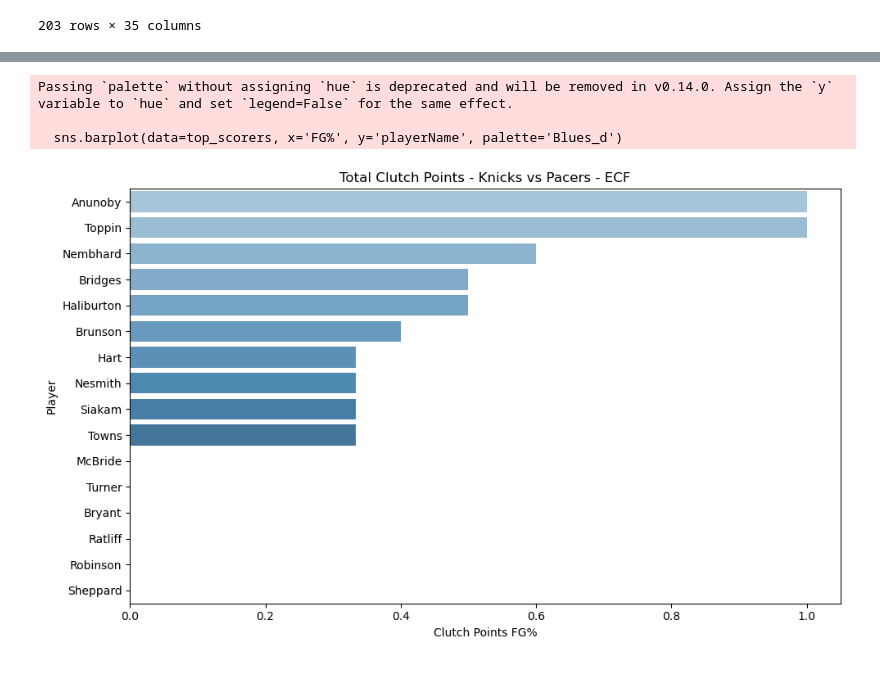
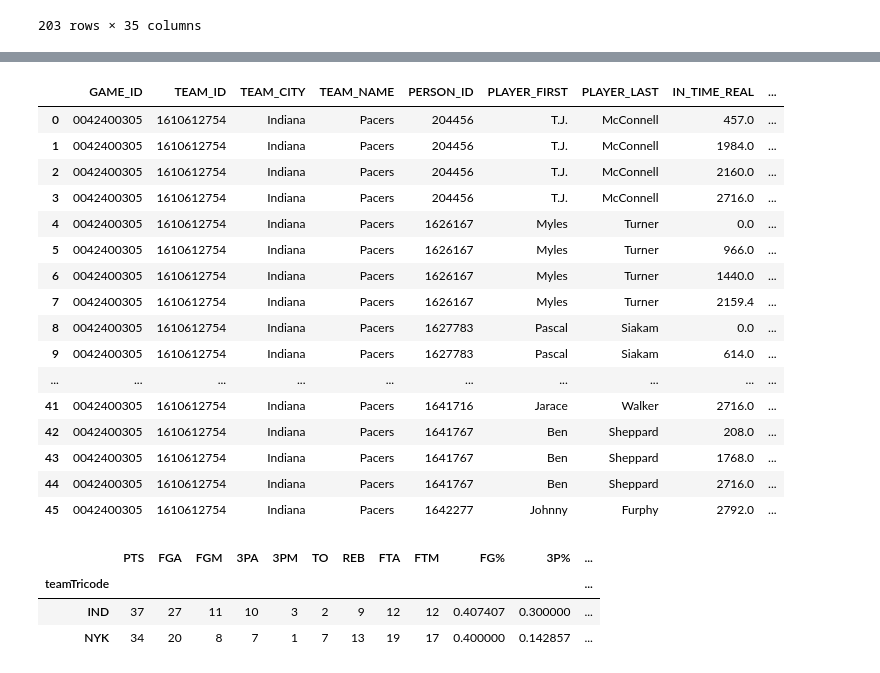
Before and after one commit to rickpatking/2025-Knicks-Clutch, a Jupyter notebook: nba_stats.ipynb, the cells around one changed output, grey strips where cells are left out. Drawn from its saved outputs; the diff is of its cells as text; code cells hidden in the pictures.

```diff
--- a/nba_stats.ipynb
+++ b/nba_stats.ipynb
@@ -188,15 +190,47 @@ Passing `palette` without assigning `hue` is deprecated and will be removed in v
-# %%
-top_scorers = clutch_stats.sort_values('FG%', ascending=False)
-
-plt.figure(figsize=(10, 6))
-sns.barplot(data=top_scorers, x='FG%', y='playerName', palette='Blues_d')
-plt.title('Total Clutch Points - Knicks vs Pacers - ECF')
-plt.xlabel('Clutch Points FG%')
-plt.ylabel('Player')
-plt.tight_layout()
-plt.show()
-# %% [output]
-Passing `palette` without assigning `hue` is deprecated and will be removed in v0.14.0. Assign the `y` variable to `hue` and set `legend=False` for the same effect.
-
-  sns.barplot(data=top_scorers, x='FG%', y='playerName', palette='Blues_d')
-[figure, removed]
+# %%
+rotation = gamerotation.GameRotation(game_id='0042400305')
+rotation = rotation.get_data_frames()[0]
+rotation['IN_TIME_REAL'] = (rotation['IN_TIME_REAL'].astype(int)/10)
+rotation['OUT_TIME_REAL'] = (rotation['OUT_TIME_REAL'].astype(int)/10)
+rotation
+# %% [output]
+|  | GAME_ID | TEAM_ID | TEAM_CITY | TEAM_NAME | PERSON_ID | PLAYER_FIRST | PLAYER_LAST | IN_TIME_REAL | ... |
+| 0 | 0042400305 | 1610612754 | Indiana | Pacers | 204456 | T.J. | McConnell | 457.0 | ... |
+| 1 | 0042400305 | 1610612754 | Indiana | Pacers | 204456 | T.J. | McConnell | 1984.0 | ... |
+| 2 | 0042400305 | 1610612754 | Indiana | Pacers | 204456 | T.J. | McConnell | 2160.0 | ... |
+| 3 | 0042400305 | 1610612754 | Indiana | Pacers | 204456 | T.J. | McConnell | 2716.0 | ... |
+| 4 | 0042400305 | 1610612754 | Indiana | Pacers | 1626167 | Myles | Turner | 0.0 | ... |
+| 5 | 0042400305 | 1610612754 | Indiana | Pacers | 1626167 | Myles | Turner | 966.0 | ... |
+| 6 | 0042400305 | 1610612754 | Indiana | Pacers | 1626167 | Myles | Turner | 1440.0 | ... |
+| 7 | 0042400305 | 1610612754 | Indiana | Pacers | 1626167 | Myles | Turner | 2159.4 | ... |
+| 8 | 0042400305 | 1610612754 | Indiana | Pacers | 1627783 | Pascal | Siakam | 0.0 | ... |
+| 9 | 0042400305 | 1610612754 | Indiana | Pacers | 1627783 | Pascal | Siakam | 614.0 | ... |
+| ... | ... | ... | ... | ... | ... | ... | ... | ... | ... |
+| 41 | 0042400305 | 1610612754 | Indiana | Pacers | 1641716 | Jarace | Walker | 2716.0 | ... |
+| 42 | 0042400305 | 1610612754 | Indiana | Pacers | 1641767 | Ben | Sheppard | 208.0 | ... |
+| 43 | 0042400305 | 1610612754 | Indiana | Pacers | 1641767 | Ben | Sheppard | 1768.0 | ... |
+| 44 | 0042400305 | 1610612754 | Indiana | Pacers | 1641767 | Ben | Sheppard | 2716.0 | ... |
+| 45 | 0042400305 | 1610612754 | Indiana | Pacers | 1642277 | Johnny | Furphy | 2792.0 | ... |
+# %%
+clutch_stats = clutch.groupby(['gameId', 'teamTricode']).agg({
+    'PTS': 'sum',
+    'FGA': 'sum',
+    'FGM': 'sum',
+    '3PA': 'sum',
+    '3PM': 'sum',
+    'TO': 'sum',
+    'REB': 'sum',
+    'FTA': 'sum',
+    'FTM': 'sum'
+}).reset_index()
+clutch_stats = clutch_stats.groupby('teamTricode').sum(numeric_only=True)
+clutch_stats['FG%'] = clutch_stats['FGM'].astype(int)/clutch_stats['FGA'].astype(int)
+clutch_stats['3P%'] = clutch_stats['3PM'].astype(int)/clutch_stats['3PA'].astype(int)
+clutch_stats['USG'] = clutch_stats['FGA'].astype(int) + clutch_stats['TO'].astype(int) + clutch_stats['FTA'].astype(int)
+clutch_stats = clutch_stats.iloc[1:]
+clutch_stats
+# %% [output]
+|  | PTS | FGA | FGM | 3PA | 3PM | TO | REB | FTA | FTM | FG% | 3P% | ... |
+| teamTricode |  |  |  |  |  |  |  |  |  |  |  | ... |
+| IND | 37 | 27 | 11 | 10 | 3 | 2 | 9 | 12 | 12 | 0.407407 | 0.300000 | ... |
+| NYK | 34 | 20 | 8 | 7 | 1 | 7 | 13 | 19 | 17 | 0.400000 | 0.142857 | ... |
```
Also changed, not shown: parts of 8 cells of this notebook, 1 other file.
